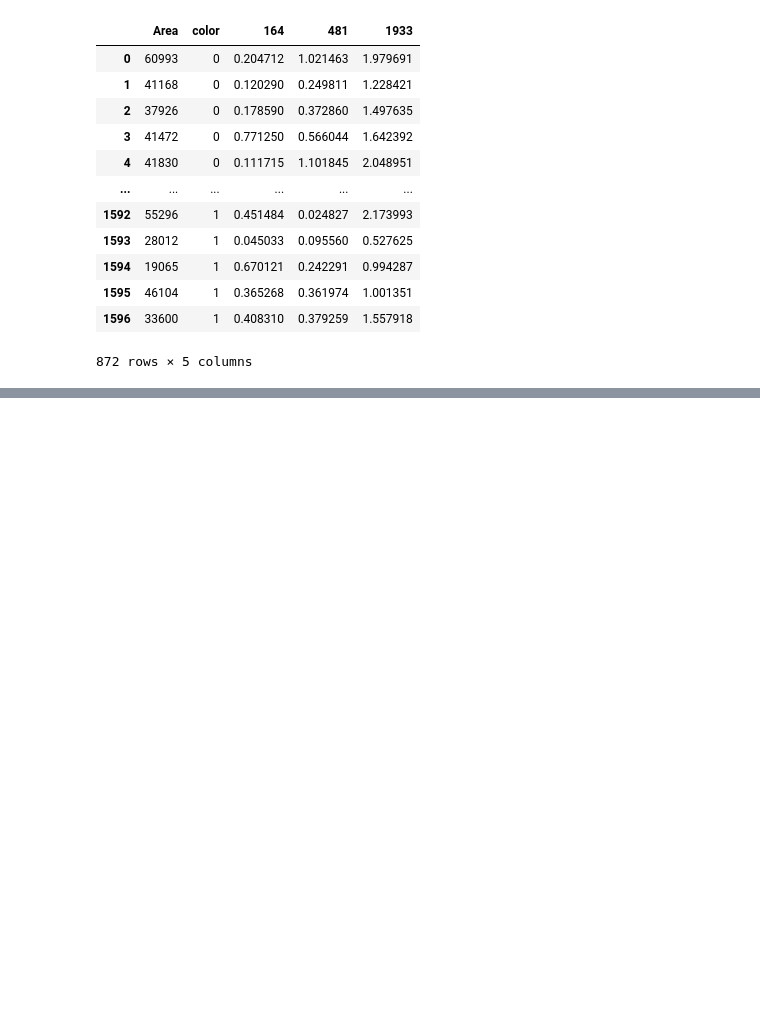
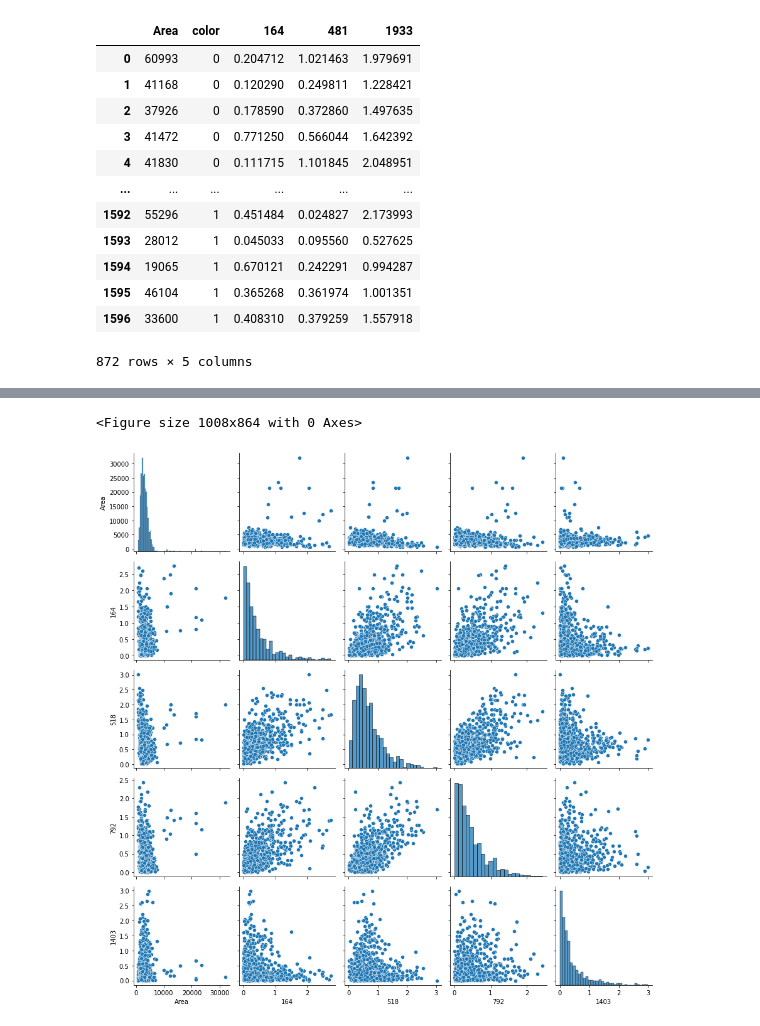
Before and after one commit to nachitog83/mentoria_img, a Jupyter notebook: 3-Introduccion_AS/4_Introducción_al_Aprendizaje_Supervisado_Detección_de_Objetos_ver1.ipynb, the cells around one changed output, grey strips where cells are left out. Cells and saved outputs as stored; diff of their text form; code cells hidden in the pictures; blank space fills up the shorter version.

```diff
--- a/3-Introduccion_AS/4_Introducción_al_Aprendizaje_Supervisado_Detección_de_Objetos_ver1.ipynb
+++ b/3-Introduccion_AS/4_Introducción_al_Aprendizaje_Supervisado_Detección_de_Objetos_ver1.ipynb
@@ -227,0 +225,9 @@ plt.show()
+# %%
+fig = plt.figure(figsize=(14,12))
+sns.pairplot(X_P)
+
+plt.tight_layout()
+plt.show()
+# %% [output]
+<Figure size 1008x864 with 0 Axes>
+[figure, added]
```
Also changed, not shown: parts of 11 cells of this notebook.
